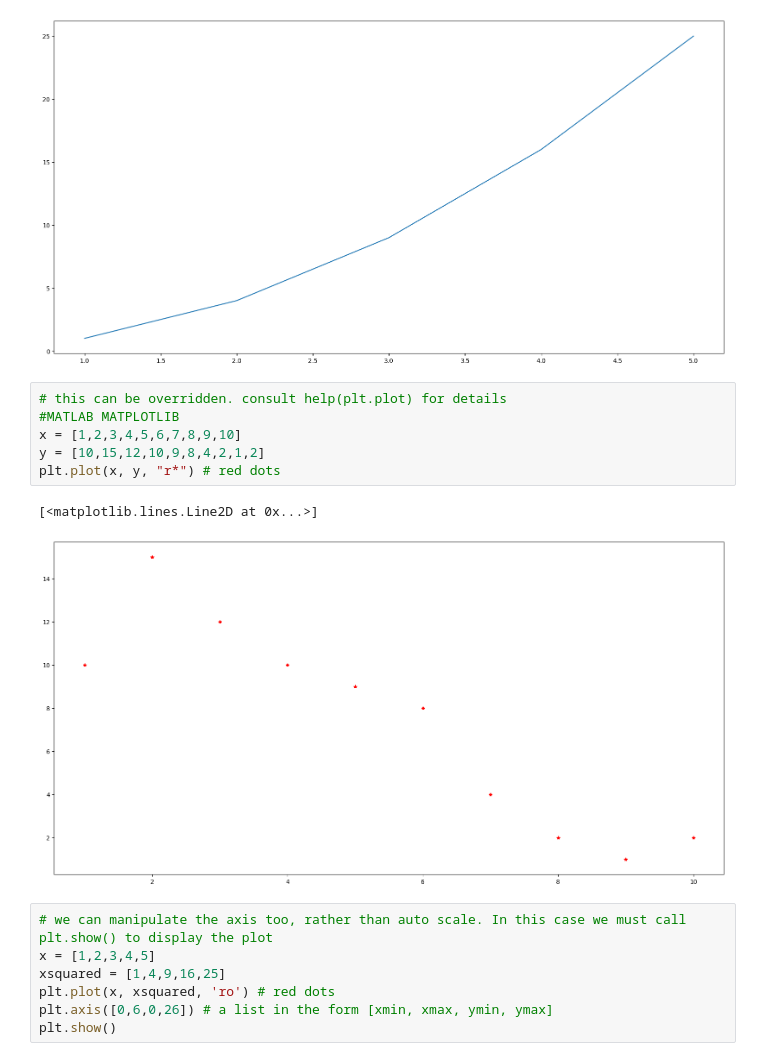
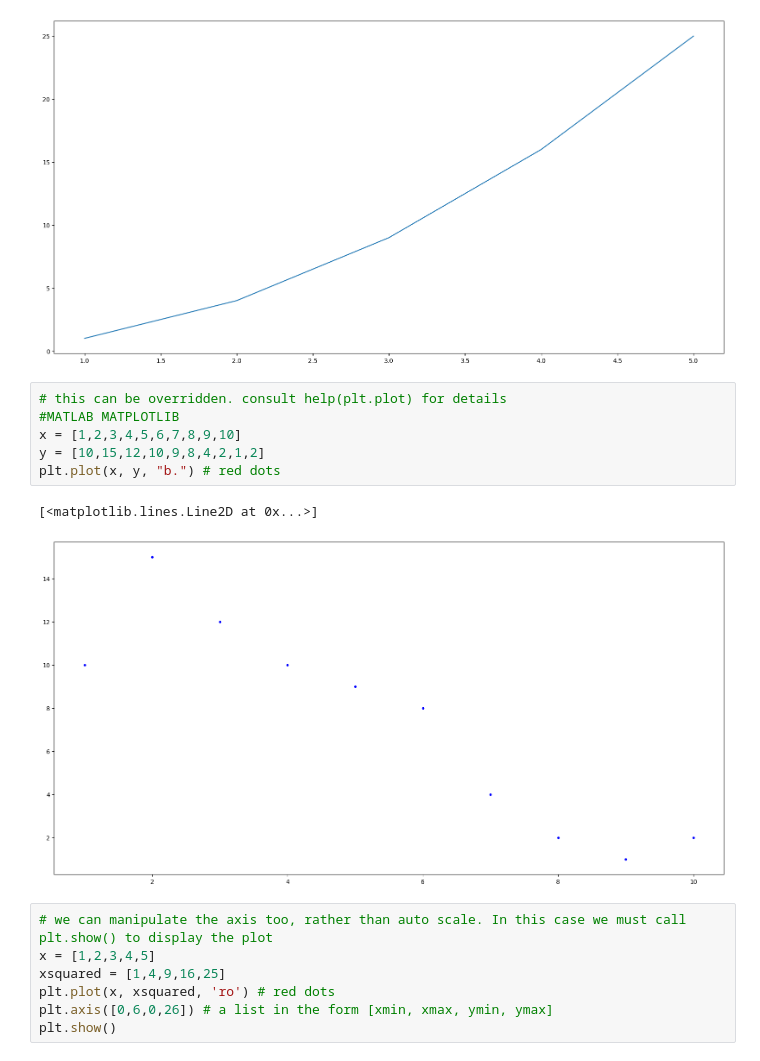
Before and after one commit to ist256/fall2023, a Jupyter notebook: lessons/13-visualization/WMC1-Matplotlib.ipynb, the cells around one changed output. Drawn from its saved outputs; the diff is of its cells as text.

```diff
--- a/lessons/13-visualization/WMC1-Matplotlib.ipynb
+++ b/lessons/13-visualization/WMC1-Matplotlib.ipynb
@@ -29,12 +29,12 @@ plt.plot(x,xsquared) # default is a blue line
 # %%
 # this can be overridden. consult help(plt.plot) for details
 #MATLAB MATPLOTLIB
 x = [1,2,3,4,5,6,7,8,9,10]
 y = [10,15,12,10,9,8,4,2,1,2]
-plt.plot(x, y, "r*") # red dots
+plt.plot(x, y, "b.") # red dots
 # %% [output]
 [<matplotlib.lines.Line2D at 0x...>]
-[figure, old version]
+[figure, new version]
 # %%
 # we can manipulate the axis too, rather than auto scale. In this case we must call plt.show() to display the plot
 x = [1,2,3,4,5]
```
Also changed, not shown: parts of 3 cells of this notebook, 5 other files.
